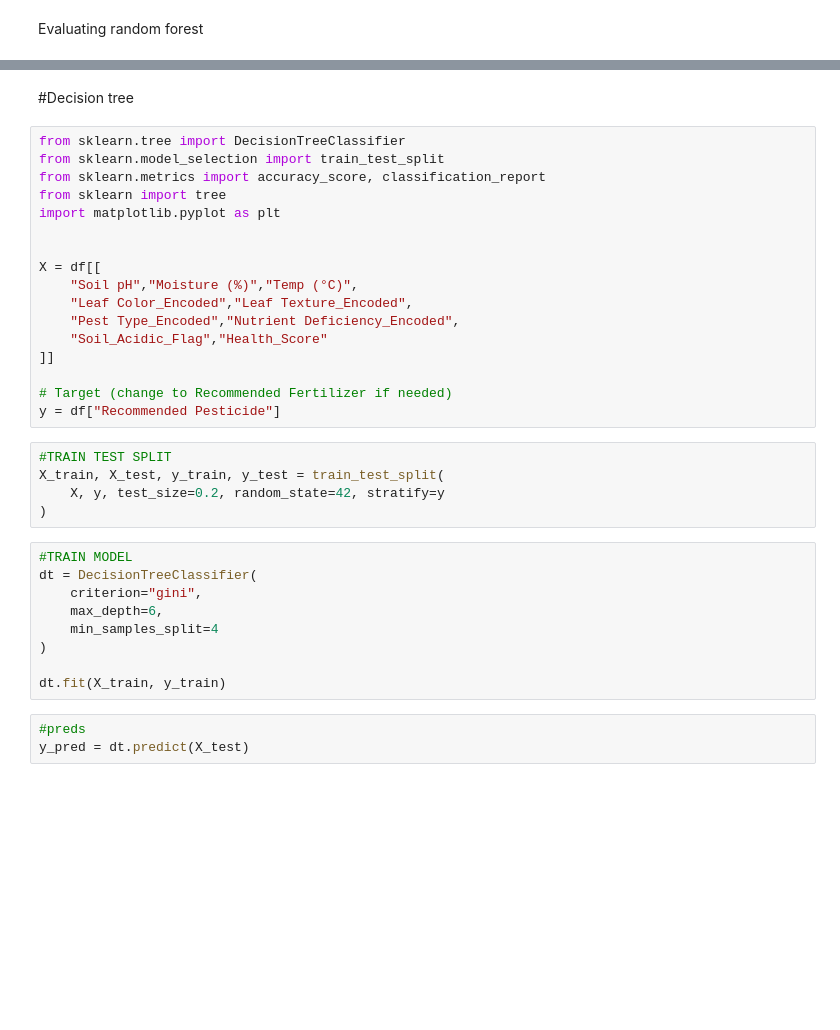
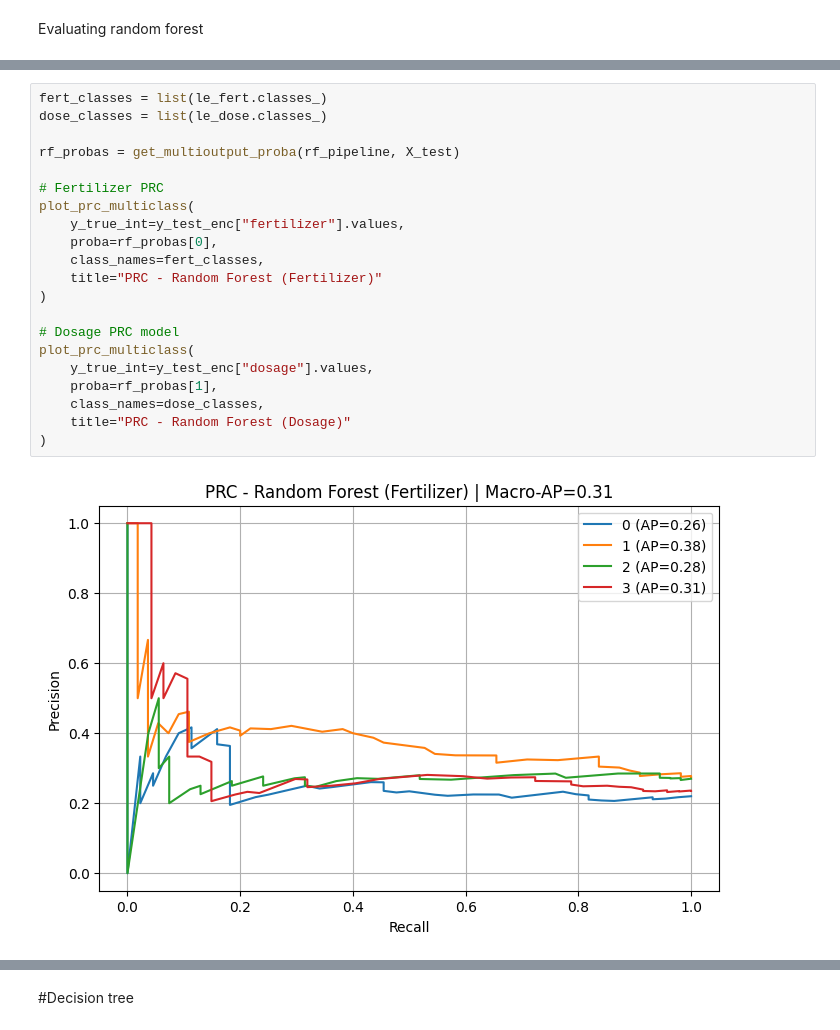
Before and after one commit to Chehan2004/DSGP_GROUP_36, a Jupyter notebook: Fertilizer&Pesticide.ipynb, the cells around one changed output, grey strips where cells are left out. Drawn from its saved outputs; the diff is of its cells as text; blank space fills up the shorter version.

```diff
--- a/Fertilizer&Pesticide.ipynb
+++ b/Fertilizer&Pesticide.ipynb
@@ -357,0 +430,23 @@ plt.show()
+# %%
+fert_classes = list(le_fert.classes_)
+dose_classes = list(le_dose.classes_)
+
+rf_probas = get_multioutput_proba(rf_pipeline, X_test)
+
+# Fertilizer PRC
+plot_prc_multiclass(
+    y_true_int=y_test_enc["fertilizer"].values,
+    proba=rf_probas[0],
+    class_names=fert_classes,
+    title="PRC - Random Forest (Fertilizer)"
+)
+
+# Dosage PRC model
+plot_prc_multiclass(
+    y_true_int=y_test_enc["dosage"].values,
+    proba=rf_probas[1],
+    class_names=dose_classes,
+    title="PRC - Random Forest (Dosage)"
+)
+# %% [output]
+[figure, added]
@@ -358,36 +454,2 @@ plt.show()
 # %% [markdown]
 #Decision tree
-# %%
-from sklearn.tree import DecisionTreeClassifier
-from sklearn.model_selection import train_test_split
-from sklearn.metrics import accuracy_score, classification_report
-from sklearn import tree
-import matplotlib.pyplot as plt
-
-
-X = df[[
-    "Soil pH","Moisture (%)","Temp (°C)",
-    "Leaf Color_Encoded","Leaf Texture_Encoded",
-    "Pest Type_Encoded","Nutrient Deficiency_Encoded",
-    "Soil_Acidic_Flag","Health_Score"
-]]
-
-# Target (change to Recommended Fertilizer if needed)
-y = df["Recommended Pesticide"]
-# %%
-#TRAIN TEST SPLIT
-X_train, X_test, y_train, y_test = train_test_split(
-    X, y, test_size=0.2, random_state=42, stratify=y
-)
-# %%
-#TRAIN MODEL
-dt = DecisionTreeClassifier(
-    criterion="gini",
-    max_depth=6,
-    min_samples_split=4
-)
-
-dt.fit(X_train, y_train)
-# %%
-#preds
-y_pred = dt.predict(X_test)
```
Also changed, not shown: parts of 59 cells of this notebook.
